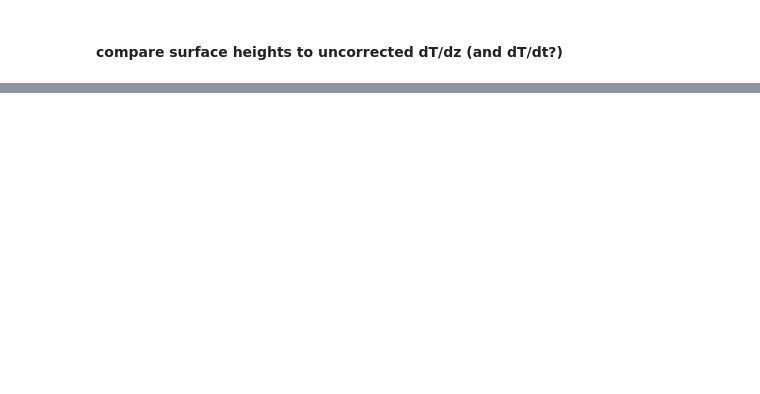
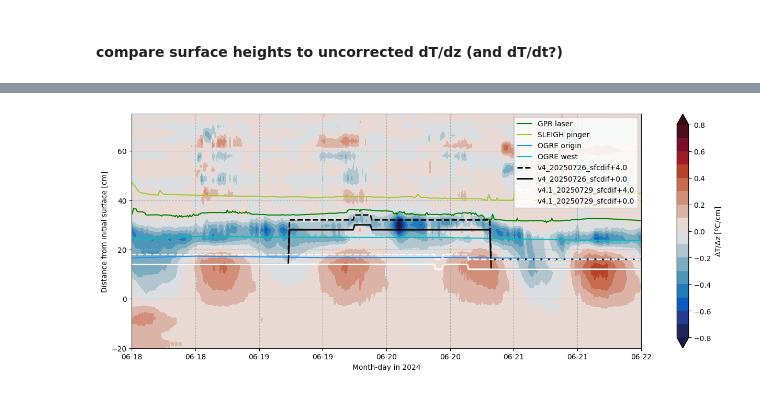
Before and after one commit to sledd/ICECAPS_raven, a Jupyter notebook: var-surfaces_avg-dTdz_comparison.ipynb, the cells around one changed output, grey strips where cells are left out. Saved outputs shown, nothing was run; the diff lists cells and outputs as text; code cells hidden in the pictures; blank space fills up the shorter version.

```diff
--- a/var-surfaces_avg-dTdz_comparison.ipynb
+++ b/var-surfaces_avg-dTdz_comparison.ipynb
@@ -481,0 +497,45 @@ plt.show()
+# %%
+
+
+fig, ax = plt.subplots(1, figsize=(12,5), constrained_layout=True, sharex=False)
+
+cmap = plt.cm.RdPu
+# cmap = cmocean.cm.amp
+cb = ax.contourf(uncorrected_simba_data['dates'], uncorrected_simba_data['height'], np.swapaxes(uncorr_dTdz,0,1),
+                cmap=cmocean.cm.balance, levels=np.arange(-.8,.81,.1), extend='both')
+
+plt.colorbar(cb, ax=ax, label='$\Delta$T/$\Delta$z [$^o$C/cm]')
+
+ax.grid(ls='--')
+
+ax.plot( asfs_data_lev2['dates'], (asfs_data_lev2['snow_gpr_dist'][0]-asfs_data_lev2['snow_gpr_dist'])*100., label='GPR laser', c='green')
+ax.plot( asfs_data_lev2['dates'], asfs_data_lev2['snow_depth'], label='SLEIGH pinger', c='yellowgreen')
+
+for ogre, c in zip(['rav2_origin','rav3_west'],['dodgerblue', 'c']):
+    ax.plot(ogre_surface[ogre]['dates'], (ogre_surface[ogre]['sfc'][0]-ogre_surface[ogre]['sfc'])*100.,
+            label='OGRE '+ogre.split('_')[-1], c=c)
+
+for fversion, c, ls in zip(file_versions,['k','k','w','w'],['--','-','--','-']):
+    sfc_dates, sfc_data = open_simba_sfc_file(fversion)
+    if '+4' in fversion:
+        sfc_data += 4.
+    ax.plot(sfc_dates, sfc_data, label=fversion, c=c, lw=2, ls=ls)
+
+
+
+ax.legend(loc='upper right')
+
+ax.set_ylabel('Distance from initial surface [cm]')
+ax.set_ylim(-20, 75)
+
+ax.set_xlim(datetime.datetime(2024,6,18),datetime.datetime(2024,6,22))
+ax.xaxis.set_major_formatter(myFmt)
+ax.set_xlabel('Month-day in 2024')
+
+# axs[1].set_xlim(plt_times_not_smooth[0], plt_times_not_smooth[-1])
+# plt.savefig('/home/asledd/ICECAPS/keff_retrieval/Raven_dtdz-flux-profile-timeseries_skinT_3level-smoothing-window.png', dpi=250)
+# plt.savefig(plrams_fpath+'SIMBA_uncorrected_T_sfc-comparisons.png', dpi=300)
+
+plt.show()
+# %% [output]
+[figure, added]
```
Also changed, not shown: parts of 4 cells of this notebook.
